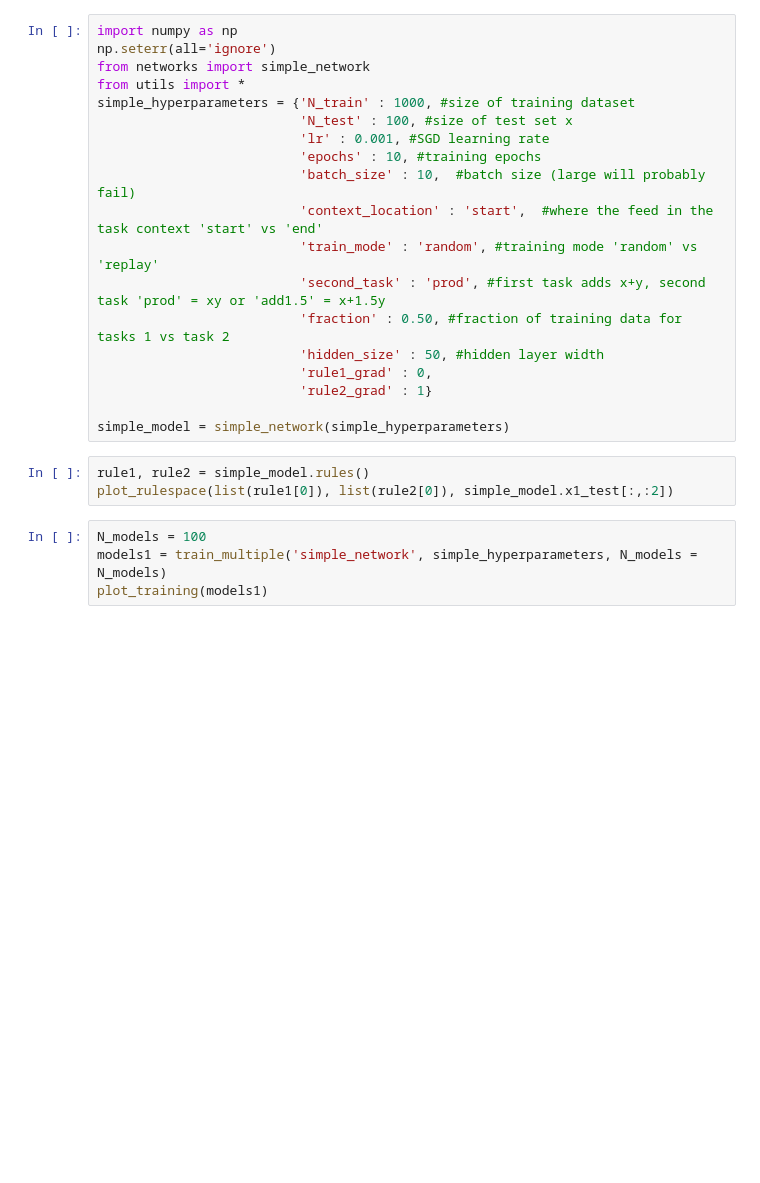
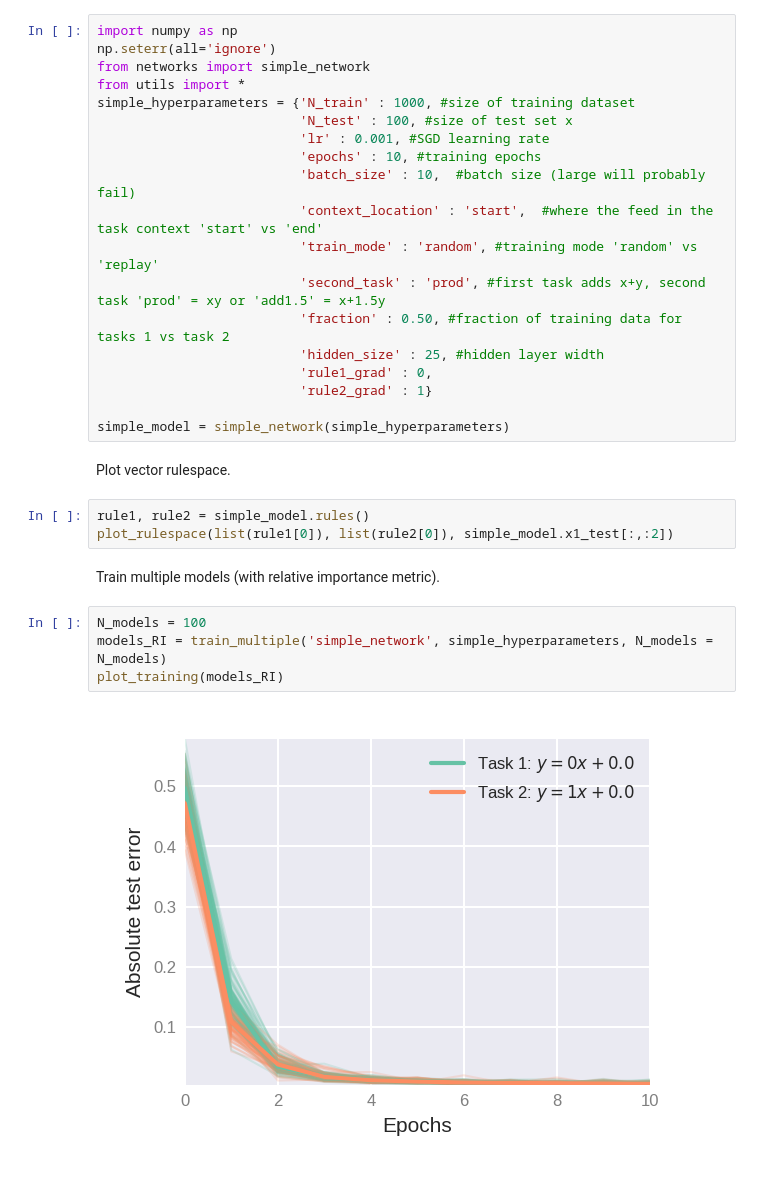
Before and after one commit to LukeHollingsworth/ModNet, a Jupyter notebook: SoftTaskSpace/SoftTaskSpace.ipynb, the cells around one changed output. Drawn from its saved outputs; the diff is of its cells as text; blank space fills up the shorter version.

Commit message:
constrained network added

```diff
--- a/SoftTaskSpace/SoftTaskSpace.ipynb
+++ b/SoftTaskSpace/SoftTaskSpace.ipynb
@@ -14,15 +15,21 @@ simple_hyperparameters = {'N_train' : 1000, #size of training dataset
                           'train_mode' : 'random', #training mode 'random' vs 'replay'
                           'second_task' : 'prod', #first task adds x+y, second task 'prod' = xy or 'add1.5' = x+1.5y
                           'fraction' : 0.50, #fraction of training data for tasks 1 vs task 2
-                          'hidden_size' : 50, #hidden layer width
+                          'hidden_size' : 25, #hidden layer width
                           'rule1_grad' : 0,
                           'rule2_grad' : 1}
 
 simple_model = simple_network(simple_hyperparameters)
+# %% [markdown]
+Plot vector rulespace.
 # %%
 rule1, rule2 = simple_model.rules()
 plot_rulespace(list(rule1[0]), list(rule2[0]), simple_model.x1_test[:,:2])
+# %% [markdown]
+Train multiple models (with relative importance metric).
 # %%
 N_models = 100
-models1 = train_multiple('simple_network', simple_hyperparameters, N_models = N_models)
-plot_training(models1)
+models_RI = train_multiple('simple_network', simple_hyperparameters, N_models = N_models)
+plot_training(models_RI)
+# %% [output]
+[figure, added]
```
Also changed, not shown: parts of 11 cells of this notebook, 27 other files.
